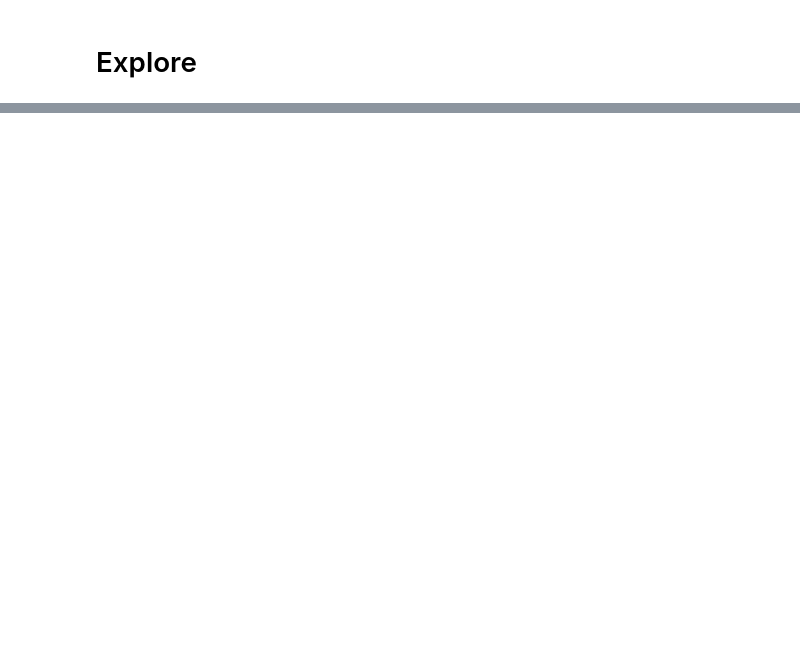
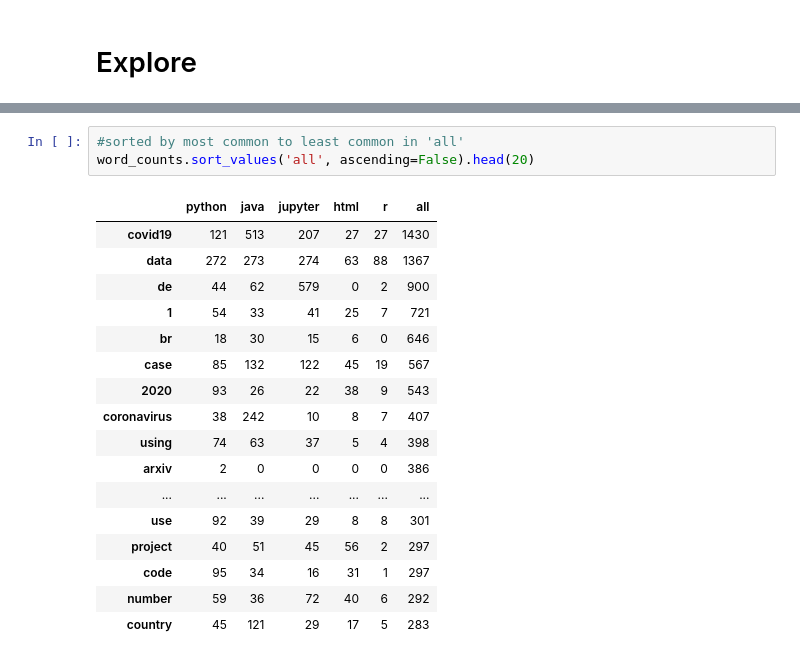
Before and after one commit to NLP-Project-CRT/NLP-Project, a Jupyter notebook: Tasha Initial.ipynb, the cells around one changed output, grey strips where cells are left out. Drawn from its saved outputs; the diff is of its cells as text; blank space fills up the shorter version.

```diff
--- a/Tasha Initial.ipynb
+++ b/Tasha Initial.ipynb
@@ -48,0 +223,21 @@ c_words = clean(' '.join(df[df.label == 'C++'].clean))
+# %%
+#sorted by most common to least common in 'all'
+word_counts.sort_values('all', ascending=False).head(20)
+# %% [output]
+|  | python | java | jupyter | html | r | all |
+| covid19 | 121 | 513 | 207 | 27 | 27 | 1430 |
+| data | 272 | 273 | 274 | 63 | 88 | 1367 |
+| de | 44 | 62 | 579 | 0 | 2 | 900 |
+| 1 | 54 | 33 | 41 | 25 | 7 | 721 |
+| br | 18 | 30 | 15 | 6 | 0 | 646 |
+| case | 85 | 132 | 122 | 45 | 19 | 567 |
+| 2020 | 93 | 26 | 22 | 38 | 9 | 543 |
+| coronavirus | 38 | 242 | 10 | 8 | 7 | 407 |
+| using | 74 | 63 | 37 | 5 | 4 | 398 |
+| arxiv | 2 | 0 | 0 | 0 | 0 | 386 |
+| ... | ... | ... | ... | ... | ... | ... |
+| use | 92 | 39 | 29 | 8 | 8 | 301 |
+| project | 40 | 51 | 45 | 56 | 2 | 297 |
+| code | 95 | 34 | 16 | 31 | 1 | 297 |
+| number | 59 | 36 | 72 | 40 | 6 | 292 |
+| country | 45 | 121 | 29 | 17 | 5 | 283 |
```
Also changed, not shown: parts of 24 cells of this notebook.
